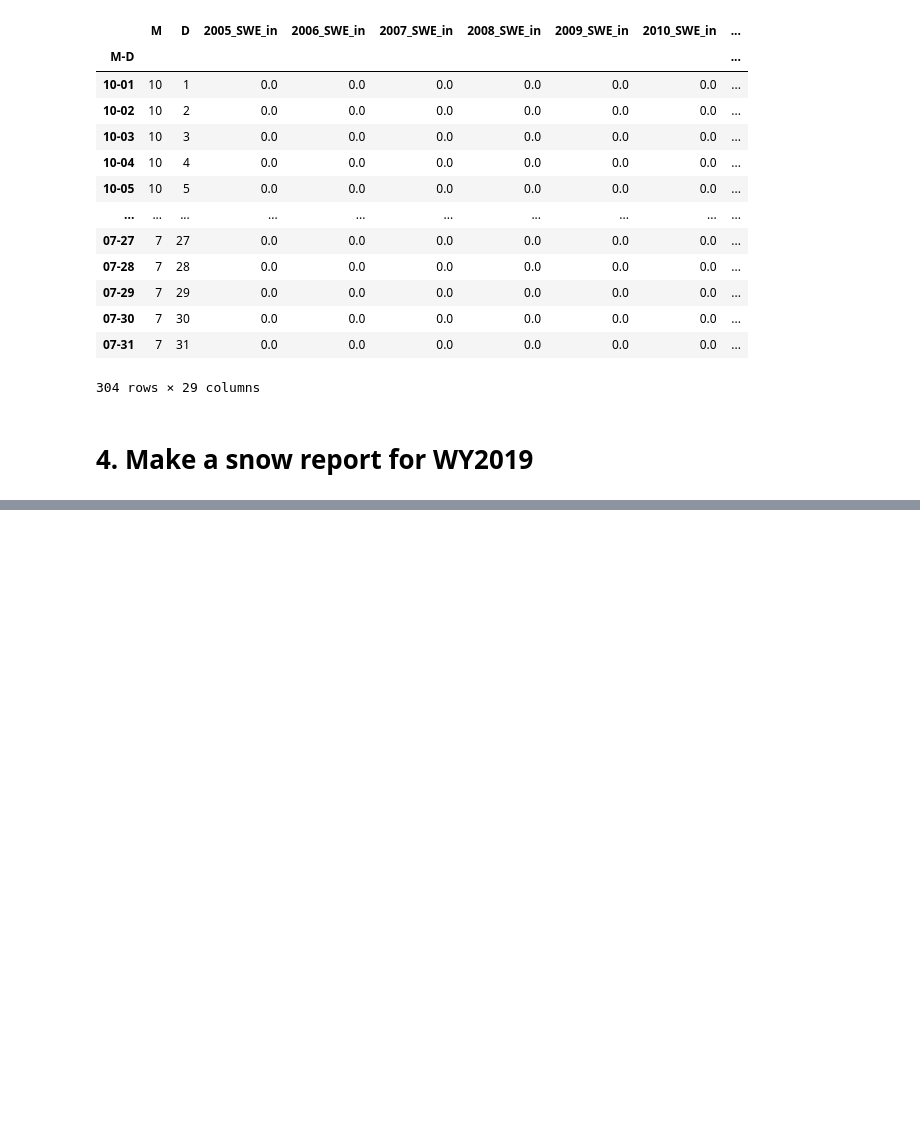
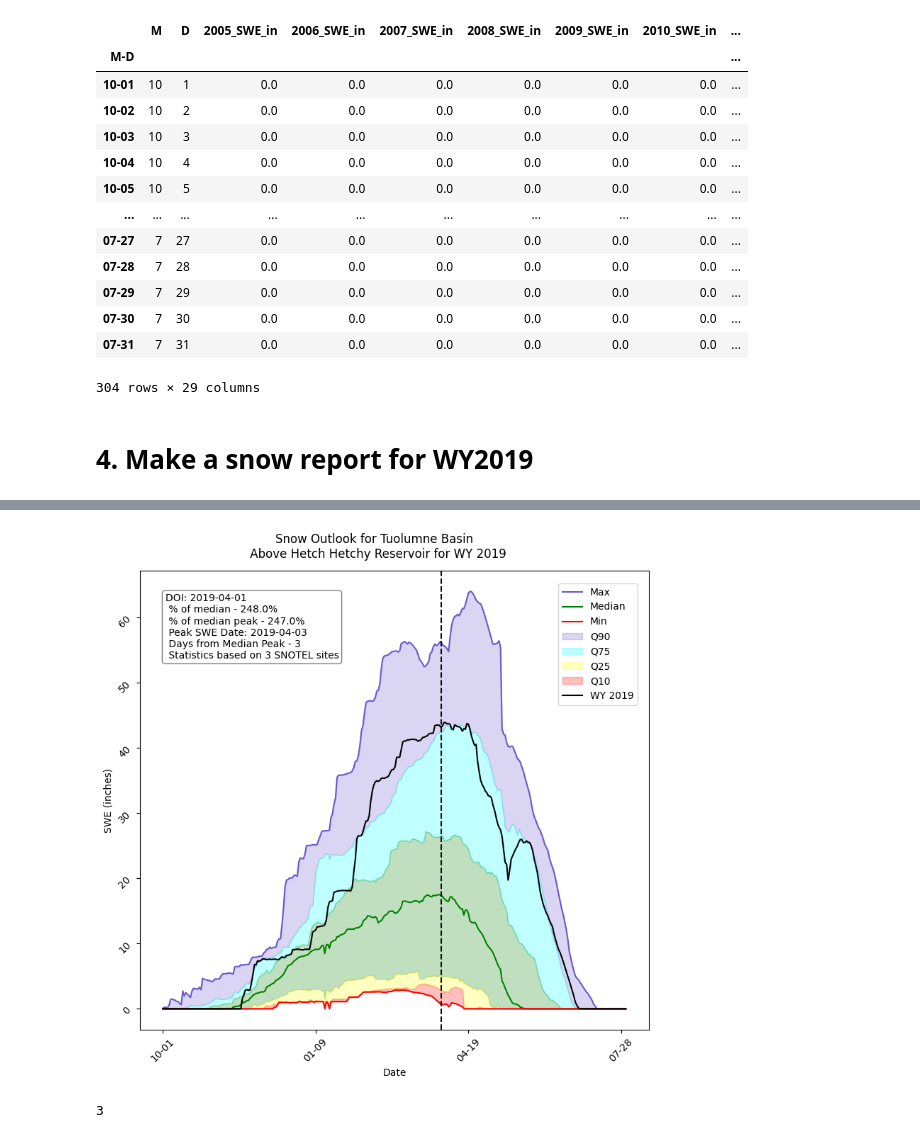
Before and after one commit to CIROH-Snow/Intro-to-Snow-Observations-Modeling-Analysis, a Jupyter notebook: Snotel.ipynb, the cells around one changed output, grey strips where cells are left out. Cells and saved outputs as stored; diff of their text form; code cells hidden in the pictures; blank space fills up the shorter version.

Commit message:
Snotel analysis script is complete

```diff
--- a/Snotel.ipynb
+++ b/Snotel.ipynb
@@ -170,0 +170,13 @@ SNOTEL_Analyzer.SNOTELPlots(sitedict, gdf_in_bbox, WY, watershed, AOI,DOI)
+# %%
+WY = 2019
+watershed = "Tuolumne"
+AOI = 'Above Hetch Hetchy Reservoir'
+DOI = '04-01' #must be in MM-DD form
+
+SNOTEL_Analyzer.catchmentSNOTELAnalysis(sitedict, WY, watershed, AOI, DOI)
+# %% [output]
+[figure, added]
+# %%
+len(sitedict.keys())
+# %% [output]
+3
```
Also changed, not shown: parts of 4 cells of this notebook, 4 other files.
